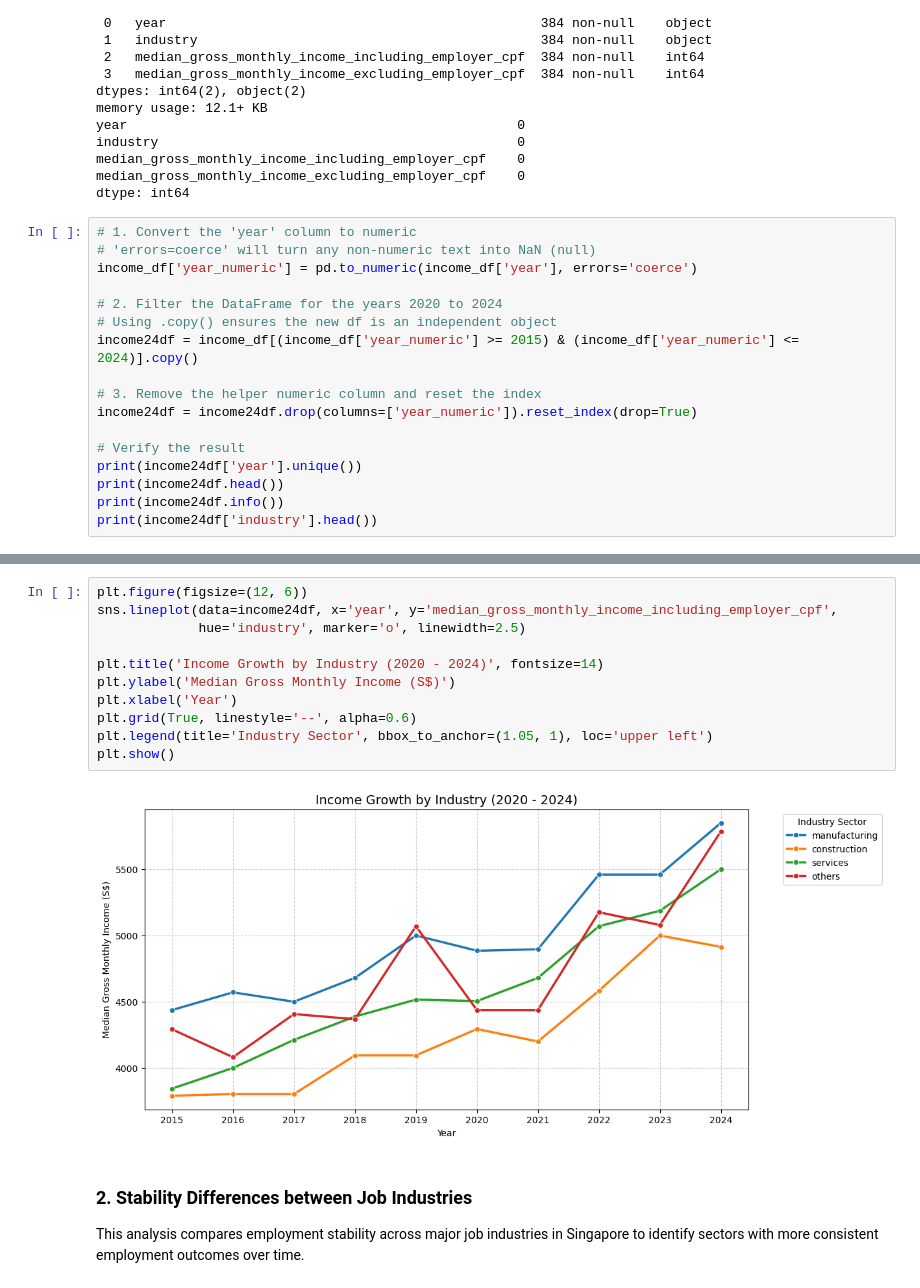
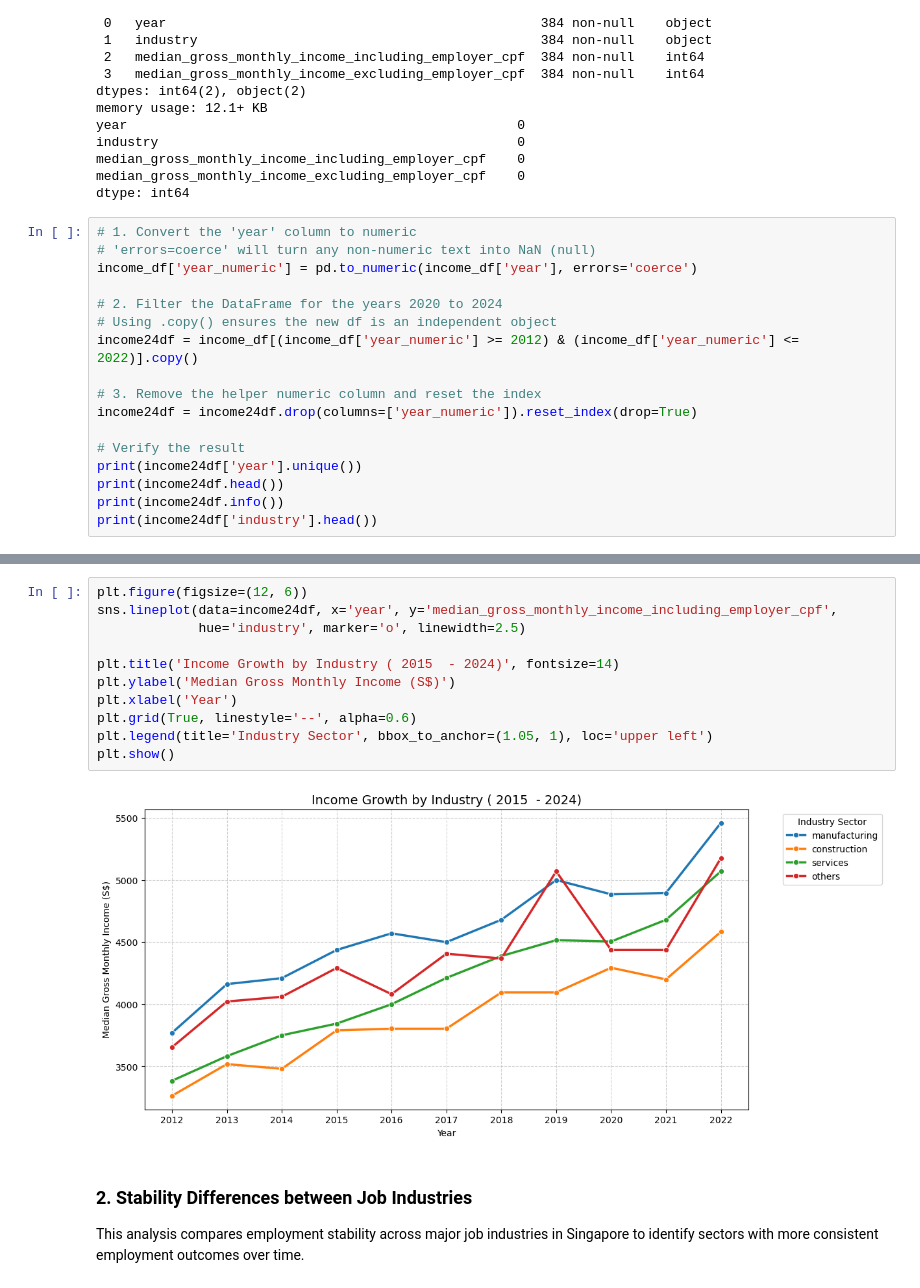
Before and after one commit to noodlebatteries124/pdas_ca2, a Jupyter notebook: p2518846-DAAAFT1B08-Kayden.ipynb, the cells around one changed output, grey strips where cells are left out. Saved outputs shown, nothing was run; the diff lists cells and outputs as text.

```diff
--- a/p2518846-DAAAFT1B08-Kayden.ipynb
+++ b/p2518846-DAAAFT1B08-Kayden.ipynb
@@ -187,7 +187,7 @@ income_df['year_numeric'] = pd.to_numeric(income_df['year'], errors='coerce')
 
 # 2. Filter the DataFrame for the years 2020 to 2024
 # Using .copy() ensures the new df is an independent object
-income24df = income_df[(income_df['year_numeric'] >= 2015) & (income_df['year_numeric'] <= 2024)].copy()
+income24df = income_df[(income_df['year_numeric'] >= 2012) & (income_df['year_numeric'] <= 2022)].copy()
 
 # 3. Remove the helper numeric column and reset the index
 income24df = income24df.drop(columns=['year_numeric']).reset_index(drop=True)
@@ -257,16 +257,16 @@ plt.show()
 # %%
 plt.figure(figsize=(12, 6))
 sns.lineplot(data=income24df, x='year', y='median_gross_monthly_income_including_employer_cpf',
              hue='industry', marker='o', linewidth=2.5)
 
-plt.title('Income Growth by Industry (2020 - 2024)', fontsize=14)
+plt.title('Income Growth by Industry ( 2015  - 2024)', fontsize=14)
 plt.ylabel('Median Gross Monthly Income (S$)')
 plt.xlabel('Year')
 plt.grid(True, linestyle='--', alpha=0.6)
 plt.legend(title='Industry Sector', bbox_to_anchor=(1.05, 1), loc='upper left')
 plt.show()
 # %% [output]
-[figure, old version]
+[figure, new version]
 # %% [markdown]
 ### 2. Stability Differences between Job Industries
 This analysis compares employment stability across major job industries in Singapore to identify sectors with more consistent employment outcomes over time.
```
Also changed, not shown: parts of 7 cells of this notebook.
